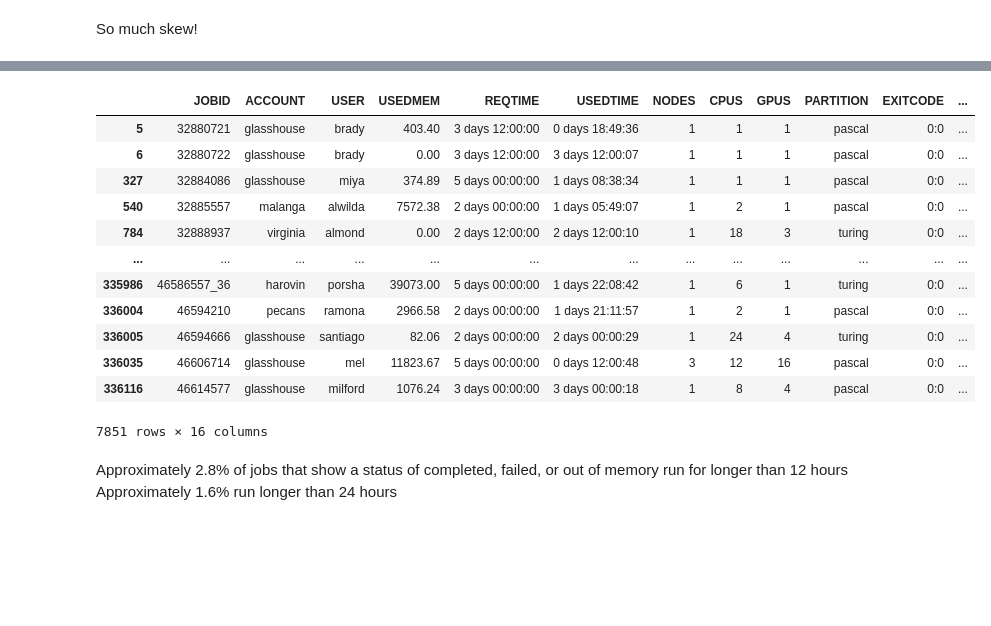
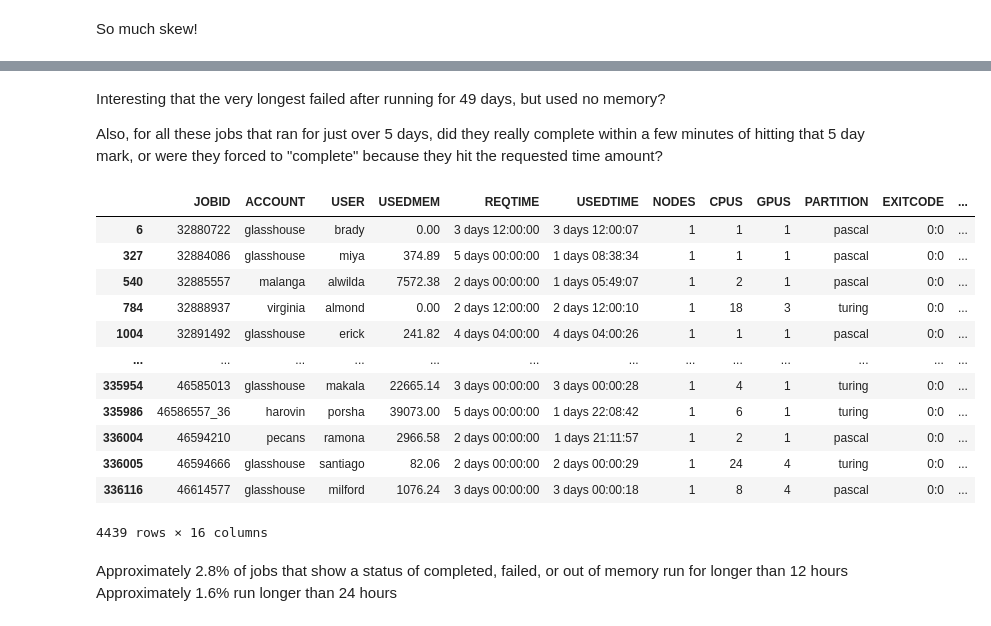
Before and after one commit to hcgreer/accre_project-pizza, a Jupyter notebook: notebooks/accre_mews.ipynb, the cells around one changed output, grey strips where cells are left out. Saved outputs shown, nothing was run; the diff lists cells and outputs as text; code cells hidden in the pictures; blank space fills up the shorter version.

```diff
--- a/notebooks/accre_mews.ipynb
+++ b/notebooks/accre_mews.ipynb
@@ -61,17 +13,21 @@ Name: USEDMEM, dtype: int64
 # %%
+#per our stakeholder, no need to include jobs with state of pending or running in our analysis, so dropping those 1258 rows
+accre_gpu = accre_gpu.loc[~accre_gpu['STATE'].isin(['PENDING', 'RUNNING'])]
+
 #stripping the 'M' from USEDMEM column and converting it to a numeric data type
 accre_gpu['USEDMEM'] = accre_gpu['USEDMEM'].str.strip(to_strip='M').astype(float)
 
 #converting REQTIME and USEDTIME columns to timedelta data types
 accre_gpu['REQTIME'] = pd.to_timedelta(accre_gpu['REQTIME'].str.replace('-',' days '))
 accre_gpu['USEDTIME'] = pd.to_timedelta(accre_gpu['USEDTIME'].str.replace('-',' days '))
+
 #adding in a column that gives the difference in the time requested and time used
 accre_gpu['time_dif'] = accre_gpu['REQTIME'] - accre_gpu['USEDTIME']
 
-#adding in columns that provide versions of the other time columns but in seconds
-accre_gpu['REQTIME_sec'] = accre_gpu['REQTIME'].dt.total_seconds()
-accre_gpu['USEDTIME_sec'] = accre_gpu['USEDTIME'].dt.total_seconds()
-accre_gpu['time_dif_sec'] = accre_gpu['REQTIME_sec'] - accre_gpu['USEDTIME_sec']
+#adding in columns that provide versions of the other time columns but in minutes
+accre_gpu['REQTIME_s'] = accre_gpu['REQTIME'].astype('timedelta64[s]')
+accre_gpu['USEDTIME_s'] = accre_gpu['USEDTIME'].astype('timedelta64[s]')
+accre_gpu['time_dif_s'] = accre_gpu['REQTIME_s'] - accre_gpu['USEDTIME_s']
 
-accre_gpu.info()
+accre_gpu
 # %% [output]
@@ -295,19 +230,23 @@ accre_gpu.loc[accre_gpu['STATE'] != 'COMPLETED'].describe()
+# %% [markdown]
+Interesting that the very longest failed after running for 49 days, but used no memory?
+
+Also, for all these jobs that ran for just over 5 days, did they really complete within a few minutes of hitting that 5 day mark, or were they forced to "complete" because they hit the requested time amount?
 # %%
-accre_gpu.loc[accre_gpu['USEDTIME'] > '12:00:00']
+accre_gpu.loc[accre_gpu['USEDTIME'] > '24:00:00']
 # %% [output]
 |  | JOBID | ACCOUNT | USER | USEDMEM | REQTIME | USEDTIME | NODES | CPUS | GPUS | PARTITION | EXITCODE | ... |
-| 5 | 32880721 | glasshouse | brady | 403.40 | 3 days 12:00:00 | 0 days 18:49:36 | 1 | 1 | 1 | pascal | 0:0 | ... |
 | 6 | 32880722 | glasshouse | brady | 0.00 | 3 days 12:00:00 | 3 days 12:00:07 | 1 | 1 | 1 | pascal | 0:0 | ... |
 | 327 | 32884086 | glasshouse | miya | 374.89 | 5 days 00:00:00 | 1 days 08:38:34 | 1 | 1 | 1 | pascal | 0:0 | ... |
 | 540 | 32885557 | malanga | alwilda | 7572.38 | 2 days 00:00:00 | 1 days 05:49:07 | 1 | 2 | 1 | pascal | 0:0 | ... |
 | 784 | 32888937 | virginia | almond | 0.00 | 2 days 12:00:00 | 2 days 12:00:10 | 1 | 18 | 3 | turing | 0:0 | ... |
+| 1004 | 32891492 | glasshouse | erick | 241.82 | 4 days 04:00:00 | 4 days 04:00:26 | 1 | 1 | 1 | pascal | 0:0 | ... |
 | ... | ... | ... | ... | ... | ... | ... | ... | ... | ... | ... | ... | ... |
+| 335954 | 46585013 | glasshouse | makala | 22665.14 | 3 days 00:00:00 | 3 days 00:00:28 | 1 | 4 | 1 | turing | 0:0 | ... |
 | 335986 | 46586557_36 | harovin | porsha | 39073.00 | 5 days 00:00:00 | 1 days 22:08:42 | 1 | 6 | 1 | turing | 0:0 | ... |
 | 336004 | 46594210 | pecans | ramona | 2966.58 | 2 days 00:00:00 | 1 days 21:11:57 | 1 | 2 | 1 | pascal | 0:0 | ... |
 | 336005 | 46594666 | glasshouse | santiago | 82.06 | 2 days 00:00:00 | 2 days 00:00:29 | 1 | 24 | 4 | turing | 0:0 | ... |
-| 336035 | 46606714 | glasshouse | mel | 11823.67 | 5 days 00:00:00 | 0 days 12:00:48 | 3 | 12 | 16 | pascal | 0:0 | ... |
 | 336116 | 46614577 | glasshouse | milford | 1076.24 | 3 days 00:00:00 | 3 days 00:00:18 | 1 | 8 | 4 | pascal | 0:0 | ... |
-7851 rows × 16 columns
+4439 rows × 16 columns
 # %% [markdown]
 Approximately 2.8% of jobs that show a status of completed, failed, or out of memory run for longer than 12 hours
 Approximately 1.6% run longer than 24 hours
```
Also changed, not shown: parts of 75 cells of this notebook.
